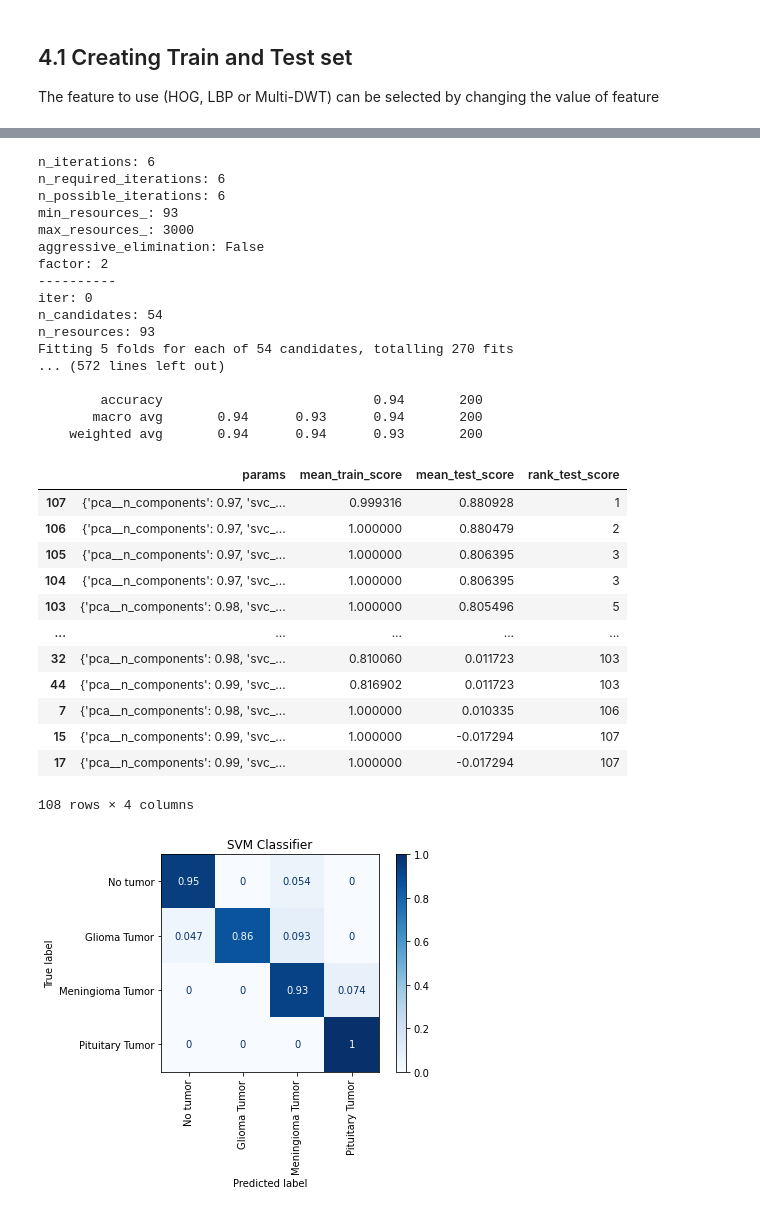
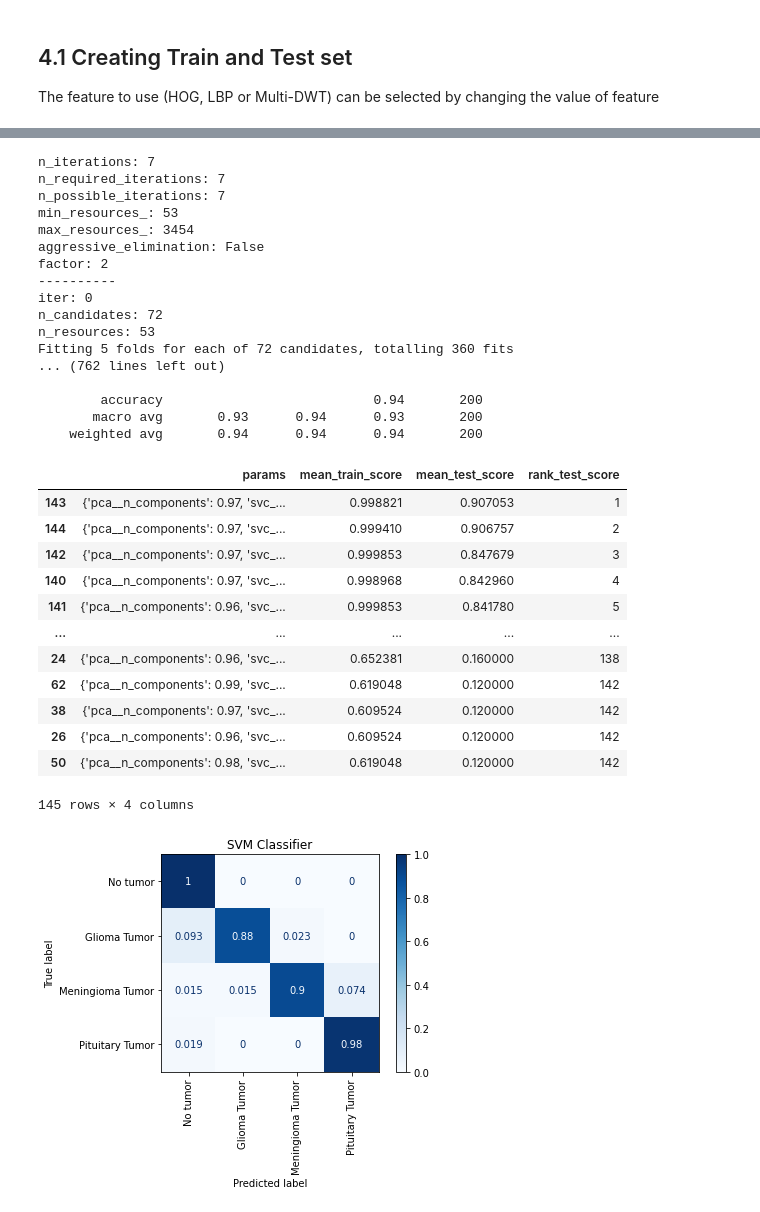
Before and after one commit to tanpinray/AMLS_22-21_SN18100138, a Jupyter notebook: Task_B.ipynb, the cells around one changed output, grey strips where cells are left out. Saved outputs shown, nothing was run; the diff lists cells and outputs as text; code cells hidden in the pictures.

```diff
--- a/Task_B.ipynb
+++ b/Task_B.ipynb
@@ -145,7 +144,7 @@ images_augmented = original_images + images_aug_noTumor + \
 ## 2.3 Preprocess train images
 Augmented images are de-noised by using Discrete Wavelet Transform, decreasing image size from (512,512) to (256,256)
 # %%
-augmentation = False
+augmentation = True
 
 if augmentation:
     images = images_augmented
@@ -190,7 +189,7 @@ def extract_hog(images_pixelData):
         resized_im = resize(images_pixelData[i], (128, 64))
         # Extract Histogram of Oriented Gradients (HOG) for the image
         fd = hog(resized_im, orientations=9, pixels_per_cell=(8, 8),
-                 cells_per_block=(4, 4), visualize=False, block_norm='L2-Hys')
+                 cells_per_block=(2, 2), visualize=False, block_norm='L2-Hys')
 
         hog_features.append(fd)
 
@@ -390,12 +428,12 @@ def SVMClassifierCV(X_train, y_train, X_test):
     # linear was considered in another function as kernel='linear' took very long to compute
     parameters = [
         {"svc__kernel": ["rbf"], "svc__gamma": ['scale', 'auto'], "svc__C": [1, 10, 100],
-         "pca__n_components": [0.97, 0.98, 0.99]},
+         "pca__n_components": [0.96, 0.97, 0.98, 0.99]},
         {"svc__kernel": ["poly"], "svc__gamma": ['scale', 'auto'], "svc__C": [1, 10, 100], "svc__degree": [2, 3],
-         "pca__n_components": [0.97, 0.98, 0.99]}
+         "pca__n_components": [0.96, 0.97, 0.98, 0.99]}
     ]
 
-    matthews = metrics.make_scorer(metrics.matthews_corrcoef)
+#     matthews = metrics.make_scorer(metrics.matthews_corrcoef)
 
     # Create PCA object
     pca = PCA()
@@ -408,7 +446,7 @@ def SVMClassifierCV(X_train, y_train, X_test):
     clf = HalvingGridSearchCV(pca_svc,
                               parameters,
                               factor=2,
-                              scoring=matthews,
+                              scoring='accuracy',
                               refit=True,
                               verbose=4,
                               cv=5,
@@ -430,55 +468,55 @@ def SVMClassifierCV(X_train, y_train, X_test):
 
     fig, ax = plt.subplots()
     metrics.ConfusionMatrixDisplay.from_predictions(
         y_test,
         Y_pred,
         cmap=plt.cm.Blues,
         normalize='true',
         ax=ax,
         display_labels=['No tumor', 'Glioma Tumor', 'Meningioma Tumor', 'Pituitary Tumor'],
         xticks_rotation = 'vertical'
     )
     ax.set_title('SVM Classifier')
 
     return Y_pred, results
 
 # classes: List of labels - 0 if no_tumor, 1 if glioma_tumor, 2 if meningioma_tumor, 3 if pituitary_tumor
 Y_pred_SVM, results_SVM = SVMClassifierCV(X_train, y_train, X_test)
 print(metrics.classification_report(
     y_test, Y_pred_SVM, target_names=['No tumor', 'Glioma Tumor', 'Meningioma Tumor', 'Pituitary Tumor']))
 pd.set_option('display.max_colwidth', None)
 display(results_SVM)
 # %% [output]
-n_iterations: 6
-n_required_iterations: 6
-n_possible_iterations: 6
-min_resources_: 93
-max_resources_: 3000
+n_iterations: 7
+n_required_iterations: 7
+n_possible_iterations: 7
+min_resources_: 53
+max_resources_: 3454
 aggressive_elimination: False
 factor: 2
 ----------
 iter: 0
-n_candidates: 54
-n_resources: 93
-Fitting 5 folds for each of 54 candidates, totalling 270 fits
-... (572 lines left out)
+n_candidates: 72
+n_resources: 53
+Fitting 5 folds for each of 72 candidates, totalling 360 fits
+... (762 lines left out)
 
         accuracy                           0.94       200
-       macro avg       0.94      0.93      0.94       200
-    weighted avg       0.94      0.94      0.93       200
+       macro avg       0.93      0.94      0.93       200
+    weighted avg       0.94      0.94      0.94       200
 |  | params | mean_train_score | mean_test_score | rank_test_score |
-| 107 | {'pca__n_components': 0.97, 'svc_... | 0.999316 | 0.880928 | 1 |
-| 106 | {'pca__n_components': 0.97, 'svc_... | 1.000000 | 0.880479 | 2 |
-| 105 | {'pca__n_components': 0.97, 'svc_... | 1.000000 | 0.806395 | 3 |
-| 104 | {'pca__n_components': 0.97, 'svc_... | 1.000000 | 0.806395 | 3 |
-| 103 | {'pca__n_components': 0.98, 'svc_... | 1.000000 | 0.805496 | 5 |
+| 143 | {'pca__n_components': 0.97, 'svc_... | 0.998821 | 0.907053 | 1 |
+| 144 | {'pca__n_components': 0.97, 'svc_... | 0.999410 | 0.906757 | 2 |
+| 142 | {'pca__n_components': 0.97, 'svc_... | 0.999853 | 0.847679 | 3 |
+| 140 | {'pca__n_components': 0.97, 'svc_... | 0.998968 | 0.842960 | 4 |
+| 141 | {'pca__n_components': 0.96, 'svc_... | 0.999853 | 0.841780 | 5 |
 | ... | ... | ... | ... | ... |
-| 32 | {'pca__n_components': 0.98, 'svc_... | 0.810060 | 0.011723 | 103 |
-| 44 | {'pca__n_components': 0.99, 'svc_... | 0.816902 | 0.011723 | 103 |
-| 7 | {'pca__n_components': 0.98, 'svc_... | 1.000000 | 0.010335 | 106 |
-| 15 | {'pca__n_components': 0.99, 'svc_... | 1.000000 | -0.017294 | 107 |
-| 17 | {'pca__n_components': 0.99, 'svc_... | 1.000000 | -0.017294 | 107 |
+| 24 | {'pca__n_components': 0.96, 'svc_... | 0.652381 | 0.160000 | 138 |
+| 62 | {'pca__n_components': 0.99, 'svc_... | 0.619048 | 0.120000 | 142 |
+| 38 | {'pca__n_components': 0.97, 'svc_... | 0.609524 | 0.120000 | 142 |
+| 26 | {'pca__n_components': 0.96, 'svc_... | 0.609524 | 0.120000 | 142 |
+| 50 | {'pca__n_components': 0.98, 'svc_... | 0.619048 | 0.120000 | 142 |
-108 rows × 4 columns
+145 rows × 4 columns
-[figure, old version]
+[figure, new version]
 # %% [markdown]
 ## 4.3 KNN Classifier
```
Also changed, not shown: parts of 8 cells of this notebook, 1 other file.
